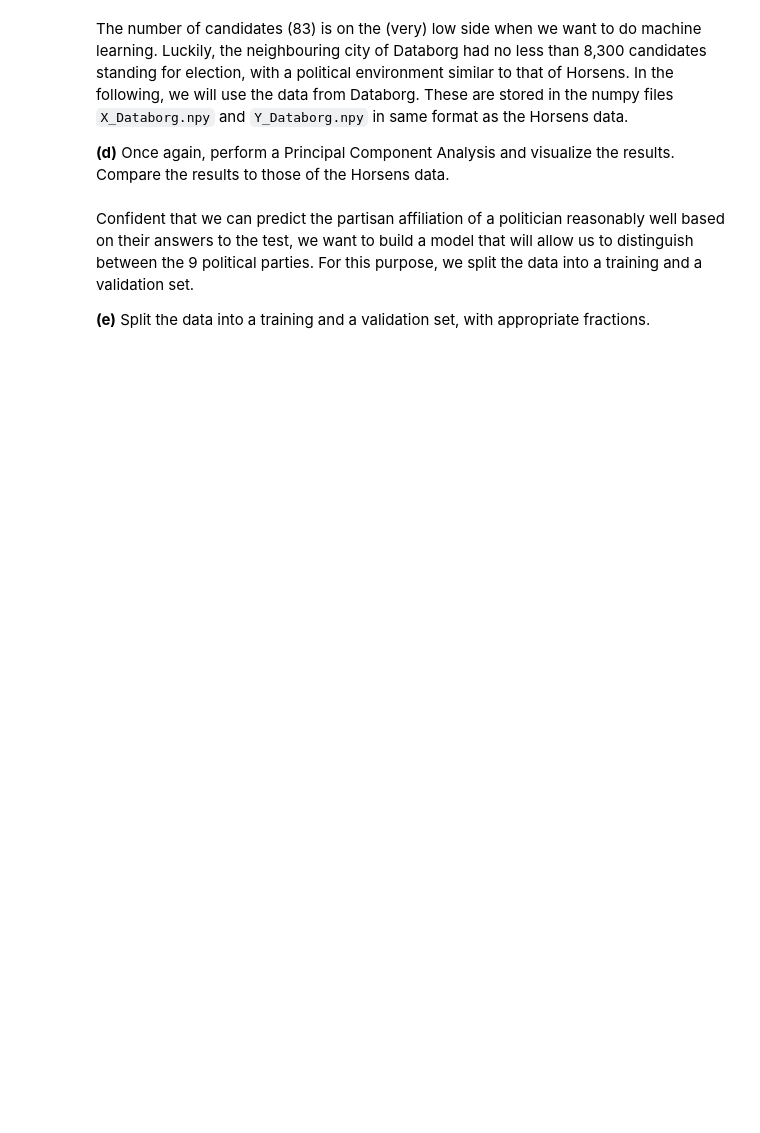
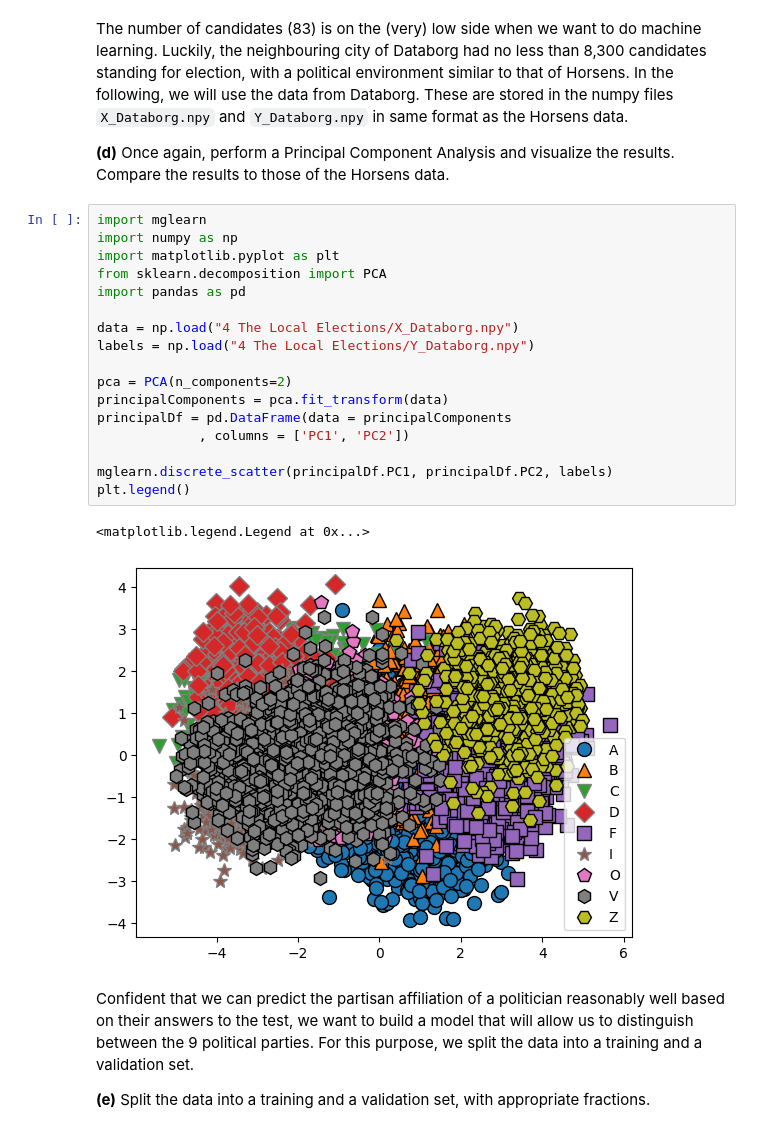
Before and after one commit to fanimator12/MachineLearning_Project, a Jupyter notebook: MAL1 Project 2022.ipynb, the cells around one changed output. Drawn from its saved outputs; the diff is of its cells as text; blank space fills up the shorter version.

```diff
--- a/MAL1 Project 2022.ipynb
+++ b/MAL1 Project 2022.ipynb
@@ -203,6 +221,26 @@ __(c)__ Comment on the results. You may consider the following questions for ins
 The number of candidates (83) is on the (very) low side when we want to do machine learning. Luckily, the neighbouring city of Databorg had no less than 8,300 candidates standing for election, with a political environment similar to that of Horsens. In the following, we will use the data from Databorg. These are stored in the numpy files `X_Databorg.npy` and `Y_Databorg.npy` in same format as the Horsens data.
 
 __(d)__ Once again, perform a Principal Component Analysis and visualize the results. Compare the results to those of the Horsens data.
+# %%
+import mglearn
+import numpy as np
+import matplotlib.pyplot as plt
+from sklearn.decomposition import PCA
+import pandas as pd
+
+data = np.load("4 The Local Elections/X_Databorg.npy")
+labels = np.load("4 The Local Elections/Y_Databorg.npy")
+
+pca = PCA(n_components=2)
+principalComponents = pca.fit_transform(data)
+principalDf = pd.DataFrame(data = principalComponents
+             , columns = ['PC1', 'PC2'])
+
+mglearn.discrete_scatter(principalDf.PC1, principalDf.PC2, labels)
+plt.legend()
+# %% [output]
+<matplotlib.legend.Legend at 0x...>
+[figure, added]
 # %% [markdown]
 Confident that we can predict the partisan affiliation of a politician reasonably well based on their answers to the test, we want to build a model that will allow us to distinguish between the 9 political parties. For this purpose, we split the data into a training and a validation set.
 
```
Also changed, not shown: parts of 25 cells of this notebook.
